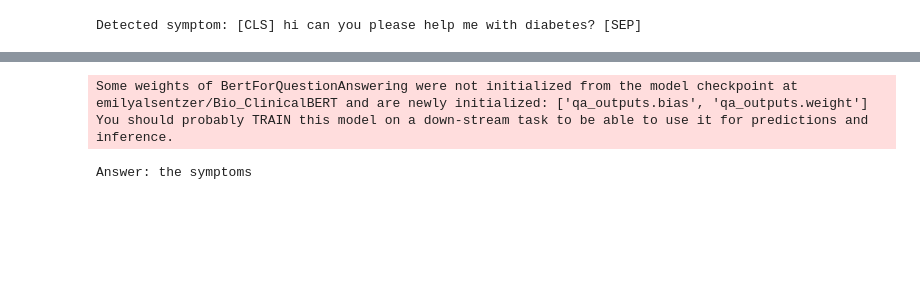
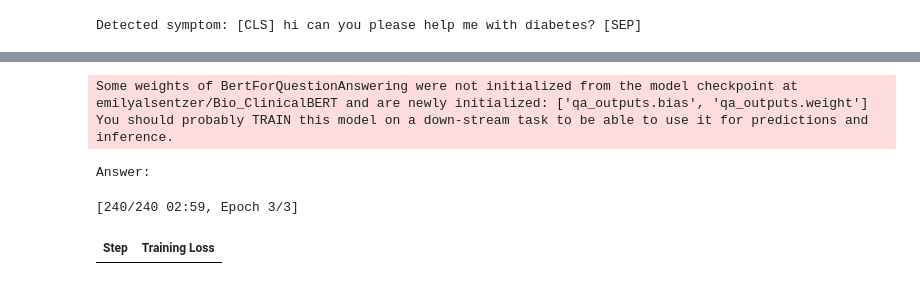
Before and after one commit to Arif432/portfolios, a Jupyter notebook: bertModel.ipynb, the cells around one changed output, grey strips where cells are left out. Saved outputs shown, nothing was run; the diff lists cells and outputs as text; code cells hidden in the pictures; blank space fills up the shorter version.

```diff
--- a/bertModel.ipynb
+++ b/bertModel.ipynb
@@ -52,28 +42,67 @@ Detected symptom: [CLS] hi can you please help me with diabetes? [SEP]
 # %%
-from transformers import BertTokenizer, BertForQuestionAnswering
+from transformers import AutoTokenizer, AutoModelForQuestionAnswering
 import torch
-
-# Load pre-trained Clinical BERT model and tokenizer
-model = BertForQuestionAnswering.from_pretrained("emilyalsentzer/Bio_ClinicalBERT")
-tokenizer = BertTokenizer.from_pretrained("emilyalsentzer/Bio_ClinicalBERT")
-
-# Input text
-input_text = "What are the symptoms of diabetes?"
-
-# Tokenize input
-inputs = tokenizer(input_text, return_tensors="pt")
-
-# Perform inference
+tokenizer = AutoTokenizer.from_pretrained("emilyalsentzer/Bio_ClinicalBERT")
+model = AutoModelForQuestionAnswering.from_pretrained("emilyalsentzer/Bio_ClinicalBERT")
+context = "Patient was diagnosed with diabetes at the age of 40. He has been managing it with insulin injections."
+question = "What age was the patient diagnosed with diabetes?"
+inputs = tokenizer.encode_plus(question, context, return_tensors="pt")
 with torch.no_grad():
     outputs = model(**inputs)
-
-# Decode the output
 answer_start = torch.argmax(outputs.start_logits)
-answer_end = torch.argmax(outputs.end_logits)
-answer = tokenizer.decode(inputs.input_ids[0][answer_start:answer_end+1])
-
+answer_end = torch.argmax(outputs.end_logits) + 1
+answer = tokenizer.convert_tokens_to_string(tokenizer.convert_ids_to_tokens(inputs["input_ids"][0][answer_start:answer_end]))
 print("Answer:", answer)
 # %% [output]
 Some weights of BertForQuestionAnswering were not initialized from the model checkpoint at emilyalsentzer/Bio_ClinicalBERT and are newly initialized: ['qa_outputs.bias', 'qa_outputs.weight']
 You should probably TRAIN this model on a down-stream task to be able to use it for predictions and inference.
-Answer: the symptoms
+Answer:
+# %%
+
+
+import json
+from transformers import AutoTokenizer, AutoModelForQuestionAnswering, TrainingArguments, Trainer
+import torch
+# Load your question-answer dataset from "diabetes.json"
+with open("diabetes.json", "r") as f:
+    data = json.load(f)
+# Initialize tokenizer and model
+tokenizer = AutoTokenizer.from_pretrained("anindabitm/sagemaker-BioclinicalBERT-ADR")
+model = AutoModelForQuestionAnswering.from_pretrained("anindabitm/sagemaker-BioclinicalBERT-ADR")
+max_length = 512  # or any other suitable length
+
+# Tokenize and preprocess your data with padding
+tokenized_data = []
+for item in data:
+    context = item["answer"]
+    question = item["question"]
+    inputs = tokenizer.encode_plus(question, context, return_tensors="pt", max_length=max_length, truncation=True, padding="max_length")
+    tokenized_data.append({
+        "input_ids": inputs["input_ids"].flatten(),
+        "attention_mask": inputs["attention_mask"].flatten(),
+        "start_positions": torch.tensor(tokenizer.encode(item["answer"])[1], dtype=torch.long),
+        "end_positions": torch.tensor(tokenizer.encode(item["answer"])[-1], dtype=torch.long),
+    })
+
+
+# Set training arguments
+training_args = TrainingArguments(
+    per_device_train_batch_size=8,
+    num_train_epochs=3,
+    output_dir="./output",
+    logging_dir="./logs",
+)
+trainer = Trainer(
+    model=model,
+    args=training_args,
+    train_dataset=tokenized_data,
+)
+
+# Fine-tune the model
+trainer.train()
+
+# Save the fine-tuned model
+model.save_pretrained("./fine-tuned-bert-diabetes-sagemaker-model")
+# %% [output]
+[240/240 02:59, Epoch 3/3]
+| Step | Training Loss |
```
Also changed, not shown: parts of 9 cells of this notebook.
